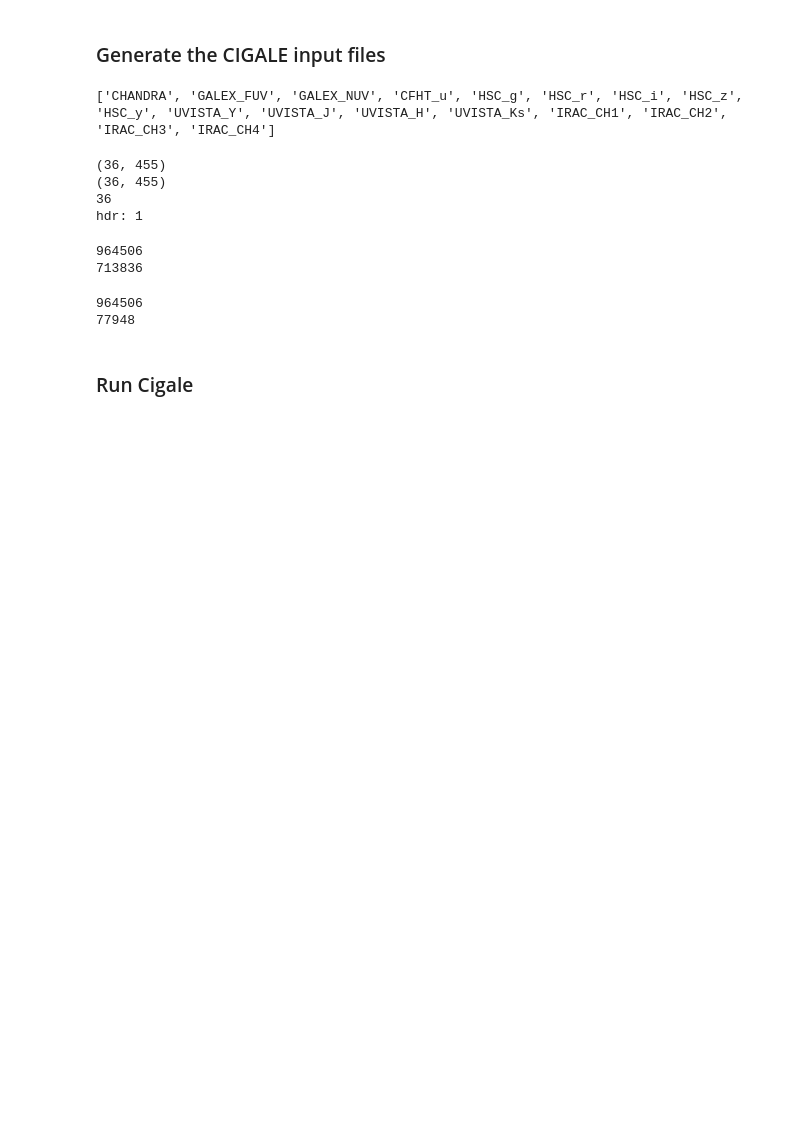
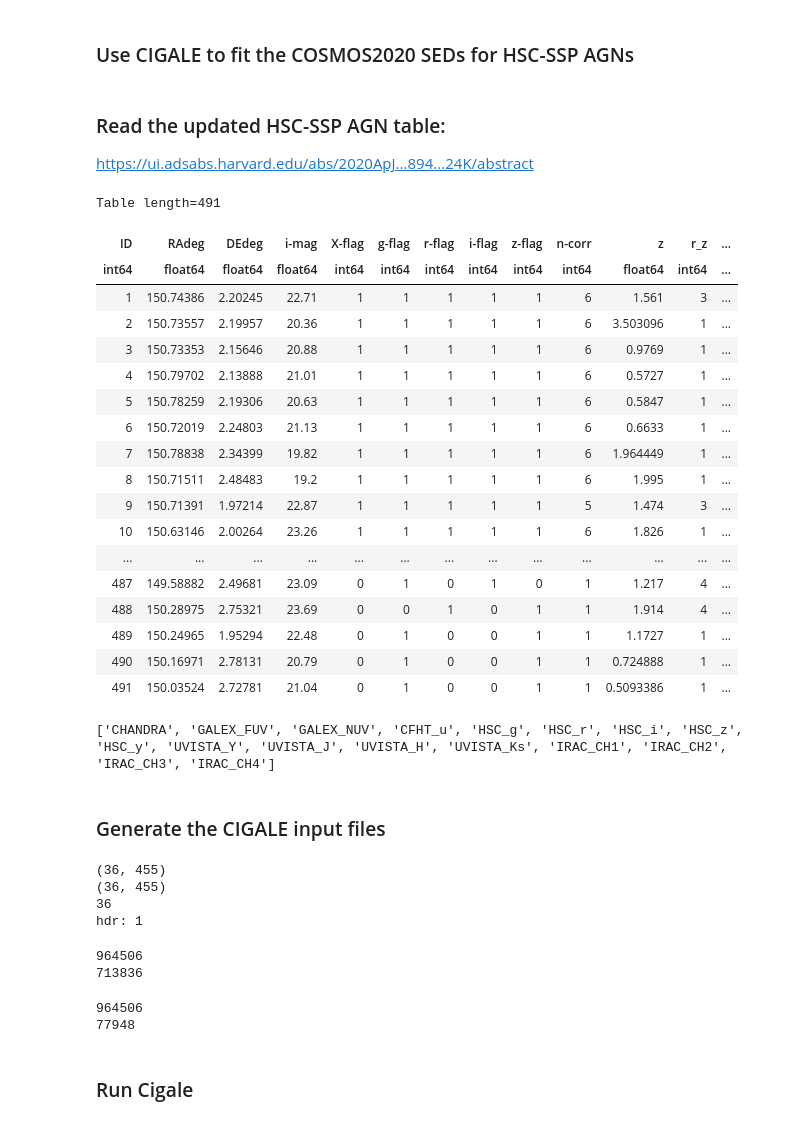
Before and after one commit to Chisen-Lupus/dwarf_agn_cosmos, a Jupyter notebook: hsc-ssp_sed.ipynb, the cells around one changed output. Drawn from its saved outputs; the diff is of its cells as text; code cells hidden in the pictures; blank space fills up the shorter version.

```diff
--- a/hsc-ssp_sed.ipynb
+++ b/hsc-ssp_sed.ipynb
@@ -1,2 +1,2 @@
-# %% [markdown]
-### Generate the CIGALE input files
+# %% [markdown]
+### Use CIGALE to fit the COSMOS2020 SEDs for HSC-SSP AGNs
@@ -3,7 +19,39 @@
+# %% [markdown]
+### Read the updated HSC-SSP AGN table:
+
+https://ui.adsabs.harvard.edu/abs/2020ApJ...894...24K/abstract
+# %%
+# Read HSC-SSP AGNs
+data_agn = ascii.read('hsc_agn_updated.txt')
+cat_agn = SkyCoord(data_agn['RAdeg'], data_agn['DEdeg'], unit='deg')
+data_agn
+# TODO: Also read Chandra COSMOS legacy and re-do Mar's analysis
+# %% [output]
+Table length=491
+| ID | RAdeg | DEdeg | i-mag | X-flag | g-flag | r-flag | i-flag | z-flag | n-corr | z | r_z | ... |
+| int64 | float64 | float64 | float64 | int64 | int64 | int64 | int64 | int64 | int64 | float64 | int64 | ... |
+| 1 | 150.74386 | 2.20245 | 22.71 | 1 | 1 | 1 | 1 | 1 | 6 | 1.561 | 3 | ... |
+| 2 | 150.73557 | 2.19957 | 20.36 | 1 | 1 | 1 | 1 | 1 | 6 | 3.503096 | 1 | ... |
+| 3 | 150.73353 | 2.15646 | 20.88 | 1 | 1 | 1 | 1 | 1 | 6 | 0.9769 | 1 | ... |
+| 4 | 150.79702 | 2.13888 | 21.01 | 1 | 1 | 1 | 1 | 1 | 6 | 0.5727 | 1 | ... |
+| 5 | 150.78259 | 2.19306 | 20.63 | 1 | 1 | 1 | 1 | 1 | 6 | 0.5847 | 1 | ... |
+| 6 | 150.72019 | 2.24803 | 21.13 | 1 | 1 | 1 | 1 | 1 | 6 | 0.6633 | 1 | ... |
+| 7 | 150.78838 | 2.34399 | 19.82 | 1 | 1 | 1 | 1 | 1 | 6 | 1.964449 | 1 | ... |
+| 8 | 150.71511 | 2.48483 | 19.2 | 1 | 1 | 1 | 1 | 1 | 6 | 1.995 | 1 | ... |
+| 9 | 150.71391 | 1.97214 | 22.87 | 1 | 1 | 1 | 1 | 1 | 5 | 1.474 | 3 | ... |
+| 10 | 150.63146 | 2.00264 | 23.26 | 1 | 1 | 1 | 1 | 1 | 6 | 1.826 | 1 | ... |
+| ... | ... | ... | ... | ... | ... | ... | ... | ... | ... | ... | ... | ... |
+| 487 | 149.58882 | 2.49681 | 23.09 | 0 | 1 | 0 | 1 | 0 | 1 | 1.217 | 4 | ... |
+| 488 | 150.28975 | 2.75321 | 23.69 | 0 | 0 | 1 | 0 | 1 | 1 | 1.914 | 4 | ... |
+| 489 | 150.24965 | 1.95294 | 22.48 | 0 | 1 | 0 | 0 | 1 | 1 | 1.1727 | 1 | ... |
+| 490 | 150.16971 | 2.78131 | 20.79 | 0 | 1 | 0 | 0 | 1 | 1 | 0.724888 | 1 | ... |
+| 491 | 150.03524 | 2.72781 | 21.04 | 0 | 1 | 0 | 0 | 1 | 1 | 0.5093386 | 1 | ... |
 # %%
 print(filt_use)
 # %% [output]
 ['CHANDRA', 'GALEX_FUV', 'GALEX_NUV', 'CFHT_u', 'HSC_g', 'HSC_r', 'HSC_i', 'HSC_z', 'HSC_y', 'UVISTA_Y', 'UVISTA_J', 'UVISTA_H', 'UVISTA_Ks', 'IRAC_CH1', 'IRAC_CH2', 'IRAC_CH3', 'IRAC_CH4']
+# %% [markdown]
+### Generate the CIGALE input files
 # %%
 data_phot = []
 fluxes = []
```
Also changed, not shown: parts of 2 cells of this notebook, 2 other files.
